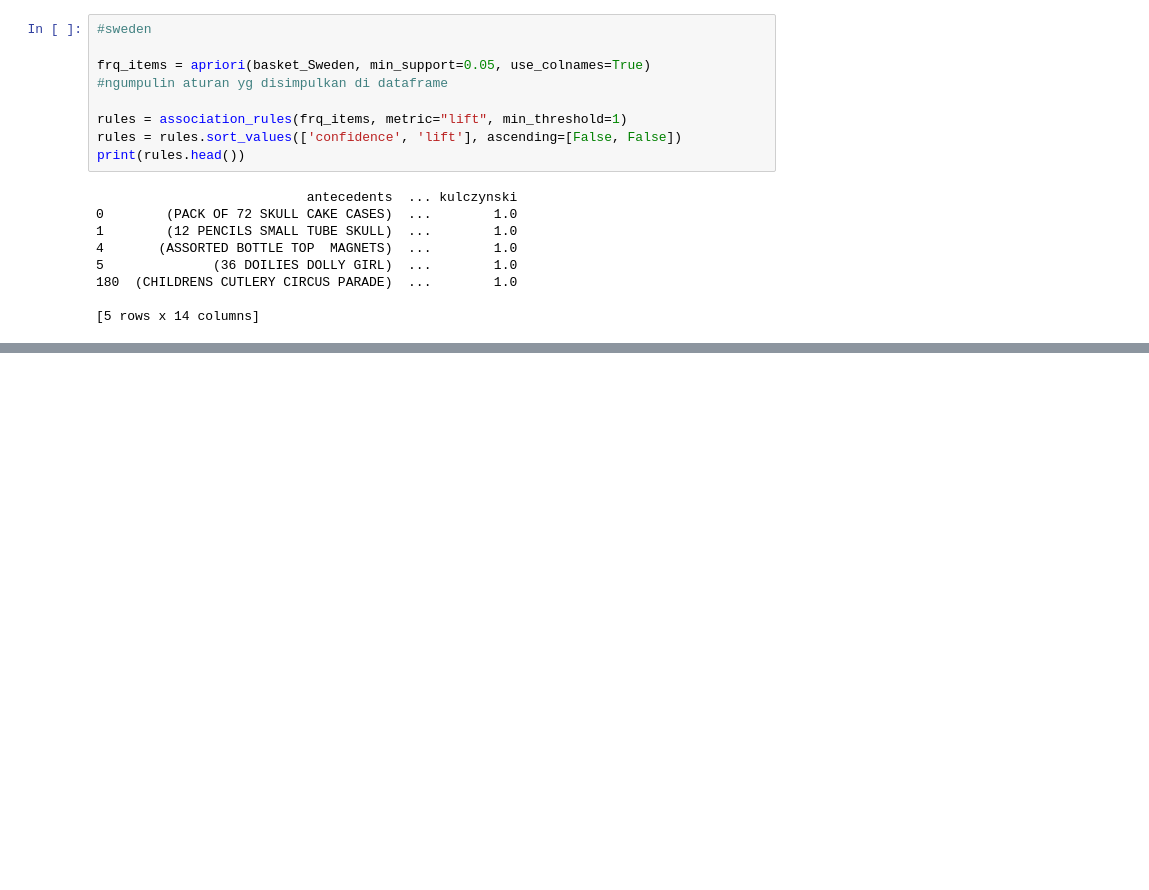
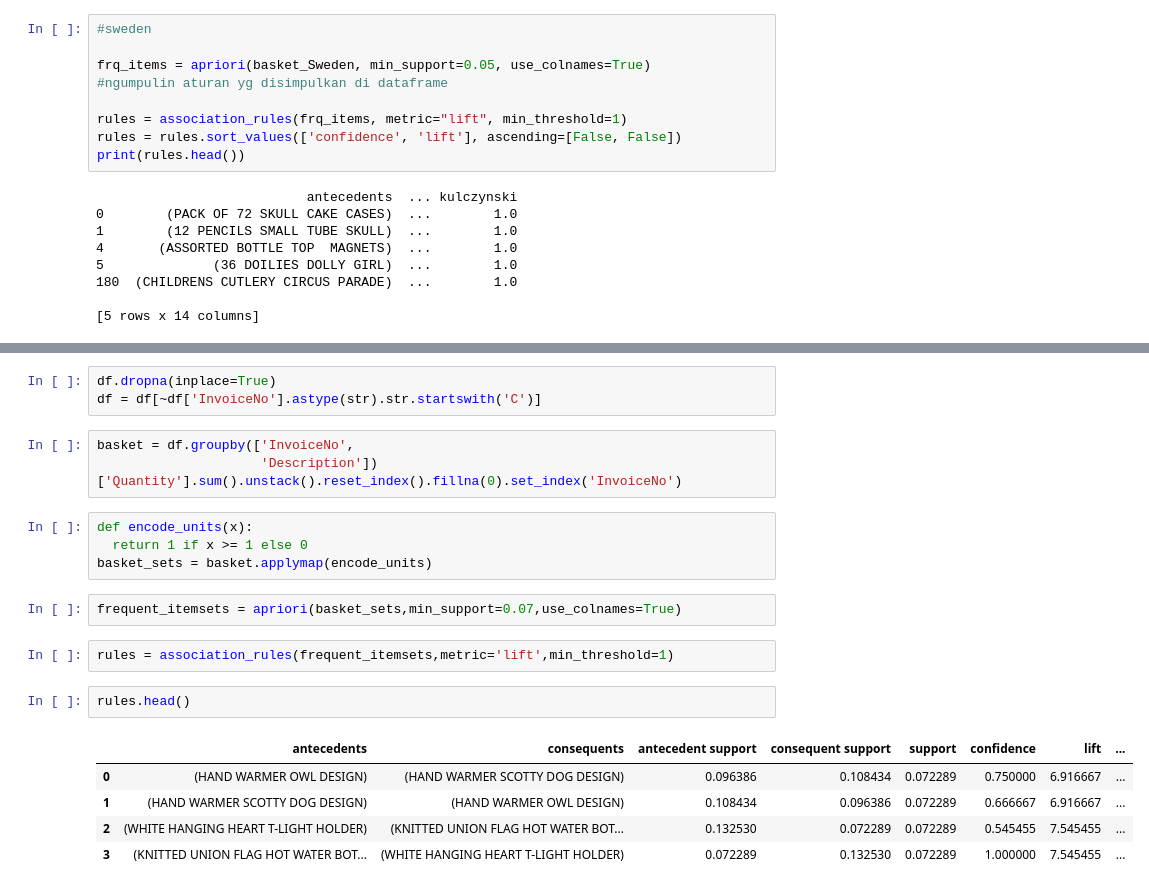
Before and after one commit to KiiBoii/Google-Collab-Phyton-Data-Mining, a Jupyter notebook: mrizkiP23sib.ipynb, the cells around one changed output, grey strips where cells are left out. Drawn from its saved outputs; the diff is of its cells as text; blank space fills up the shorter version.

```diff
--- a/mrizkiP23sib.ipynb
+++ b/mrizkiP23sib.ipynb
@@ -2472,0 +2674,22 @@ print(rules.head())
+# %%
+df.dropna(inplace=True)
+df = df[~df['InvoiceNo'].astype(str).str.startswith('C')]
+# %%
+basket = df.groupby(['InvoiceNo',
+                     'Description'])['Quantity'].sum().unstack().reset_index().fillna(0).set_index('InvoiceNo')
+# %%
+def encode_units(x):
+  return 1 if x >= 1 else 0
+basket_sets = basket.applymap(encode_units)
+# %%
+frequent_itemsets = apriori(basket_sets,min_support=0.07,use_colnames=True)
+# %%
+rules = association_rules(frequent_itemsets,metric='lift',min_threshold=1)
+# %%
+rules.head()
+# %% [output]
+|  | antecedents | consequents | antecedent support | consequent support | support | confidence | lift | ... |
+| 0 | (HAND WARMER OWL DESIGN) | (HAND WARMER SCOTTY DOG DESIGN) | 0.096386 | 0.108434 | 0.072289 | 0.750000 | 6.916667 | ... |
+| 1 | (HAND WARMER SCOTTY DOG DESIGN) | (HAND WARMER OWL DESIGN) | 0.108434 | 0.096386 | 0.072289 | 0.666667 | 6.916667 | ... |
+| 2 | (WHITE HANGING HEART T-LIGHT HOLDER) | (KNITTED UNION FLAG HOT WATER BOT... | 0.132530 | 0.072289 | 0.072289 | 0.545455 | 7.545455 | ... |
+| 3 | (KNITTED UNION FLAG HOT WATER BOT... | (WHITE HANGING HEART T-LIGHT HOLDER) | 0.072289 | 0.132530 | 0.072289 | 1.000000 | 7.545455 | ... |
```
Also changed, not shown: parts of 21 cells of this notebook.
